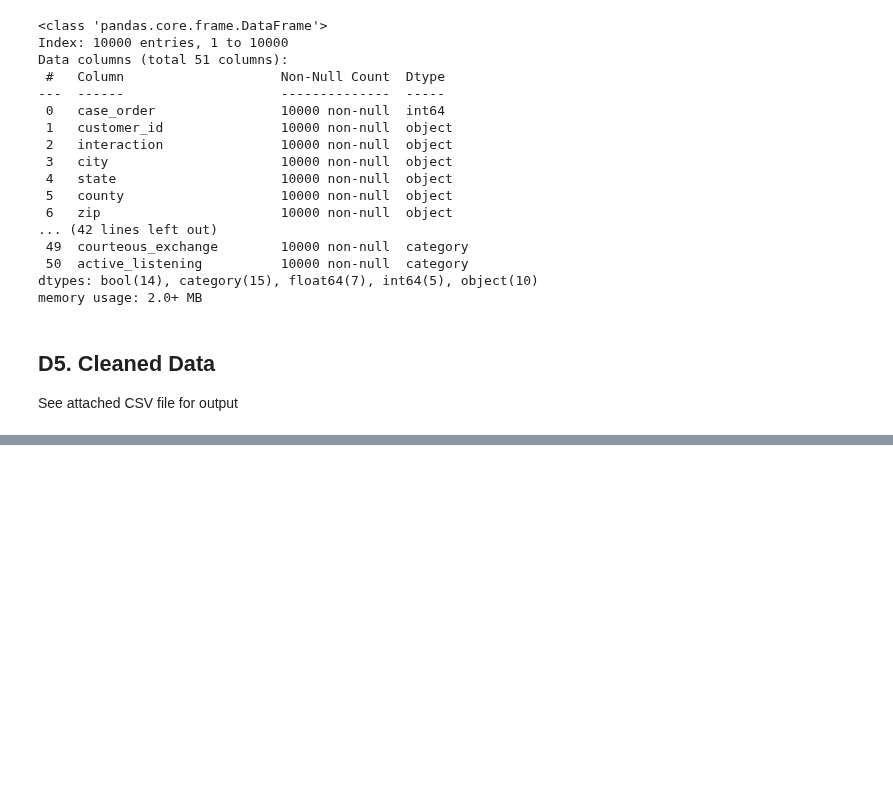
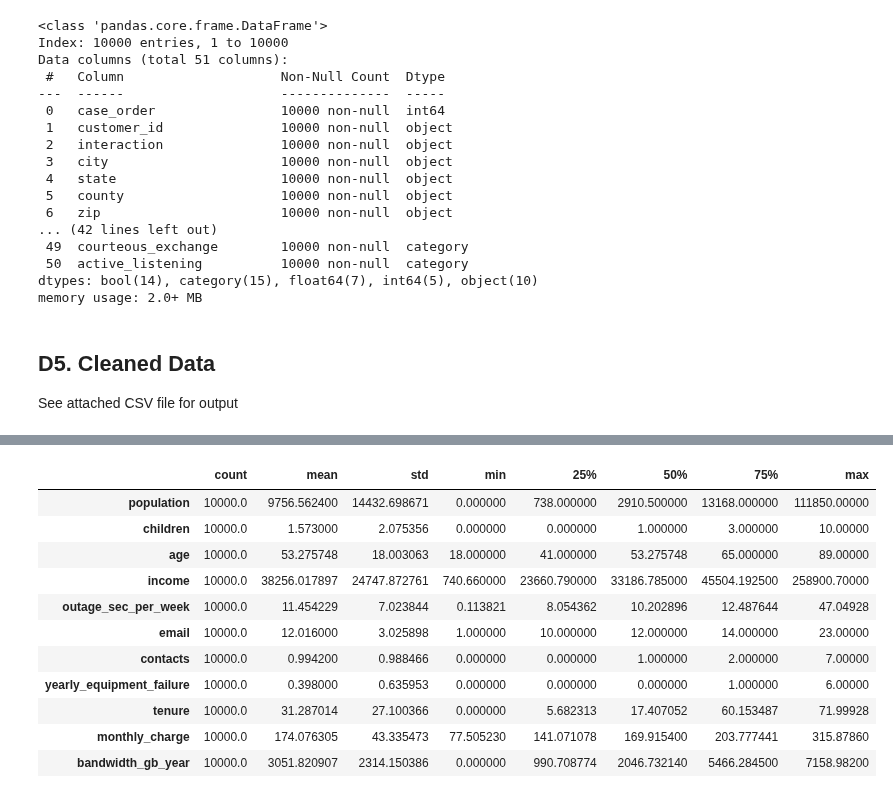
Before and after one commit to smmurdock/WGU-MSDA-DS, a Jupyter notebook: D206/Murdock_Shanay D206 PA Churn.ipynb, the cells around one changed output, grey strips where cells are left out. Saved outputs shown, nothing was run; the diff lists cells and outputs as text; code cells hidden in the pictures; blank space fills up the shorter version.

```diff
--- a/D206/Murdock_Shanay D206 PA Churn.ipynb
+++ b/D206/Murdock_Shanay D206 PA Churn.ipynb
@@ -2693,0 +2726,17 @@ df.to_csv('churn_data_cleaned_Murdock_Shanay.csv', index=False)
+# %%
+# Get summary statistics on the PCA DataFrame
+# * and transpose for readability
+df_pca.describe().T
+# %% [output]
+|  | count | mean | std | min | 25% | 50% | 75% | max |
+| population | 10000.0 | 9756.562400 | 14432.698671 | 0.000000 | 738.000000 | 2910.500000 | 13168.000000 | 111850.00000 |
+| children | 10000.0 | 1.573000 | 2.075356 | 0.000000 | 0.000000 | 1.000000 | 3.000000 | 10.00000 |
+| age | 10000.0 | 53.275748 | 18.003063 | 18.000000 | 41.000000 | 53.275748 | 65.000000 | 89.00000 |
+| income | 10000.0 | 38256.017897 | 24747.872761 | 740.660000 | 23660.790000 | 33186.785000 | 45504.192500 | 258900.70000 |
+| outage_sec_per_week | 10000.0 | 11.454229 | 7.023844 | 0.113821 | 8.054362 | 10.202896 | 12.487644 | 47.04928 |
+| email | 10000.0 | 12.016000 | 3.025898 | 1.000000 | 10.000000 | 12.000000 | 14.000000 | 23.00000 |
+| contacts | 10000.0 | 0.994200 | 0.988466 | 0.000000 | 0.000000 | 1.000000 | 2.000000 | 7.00000 |
+| yearly_equipment_failure | 10000.0 | 0.398000 | 0.635953 | 0.000000 | 0.000000 | 0.000000 | 1.000000 | 6.00000 |
+| tenure | 10000.0 | 31.287014 | 27.100366 | 0.000000 | 5.682313 | 17.407052 | 60.153487 | 71.99928 |
+| monthly_charge | 10000.0 | 174.076305 | 43.335473 | 77.505230 | 141.071078 | 169.915400 | 203.777441 | 315.87860 |
+| bandwidth_gb_year | 10000.0 | 3051.820907 | 2314.150386 | 0.000000 | 990.708774 | 2046.732140 | 5466.284500 | 7158.98200 |
```
Also changed, not shown: parts of 11 cells of this notebook.
